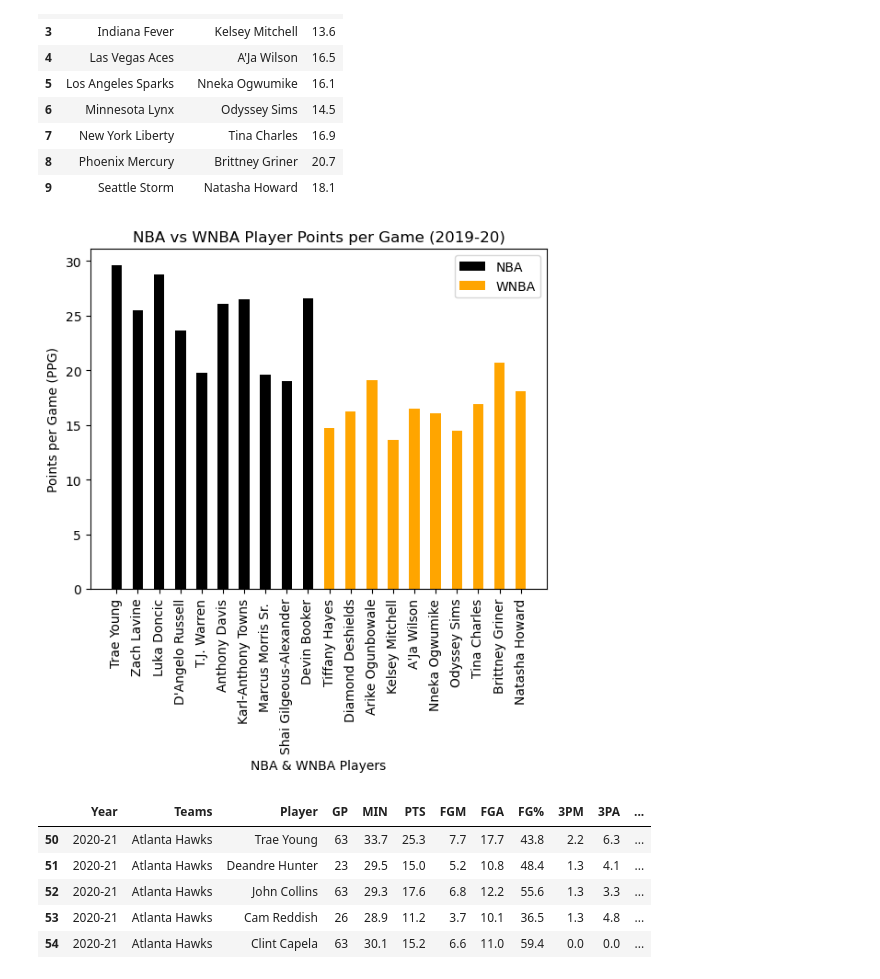
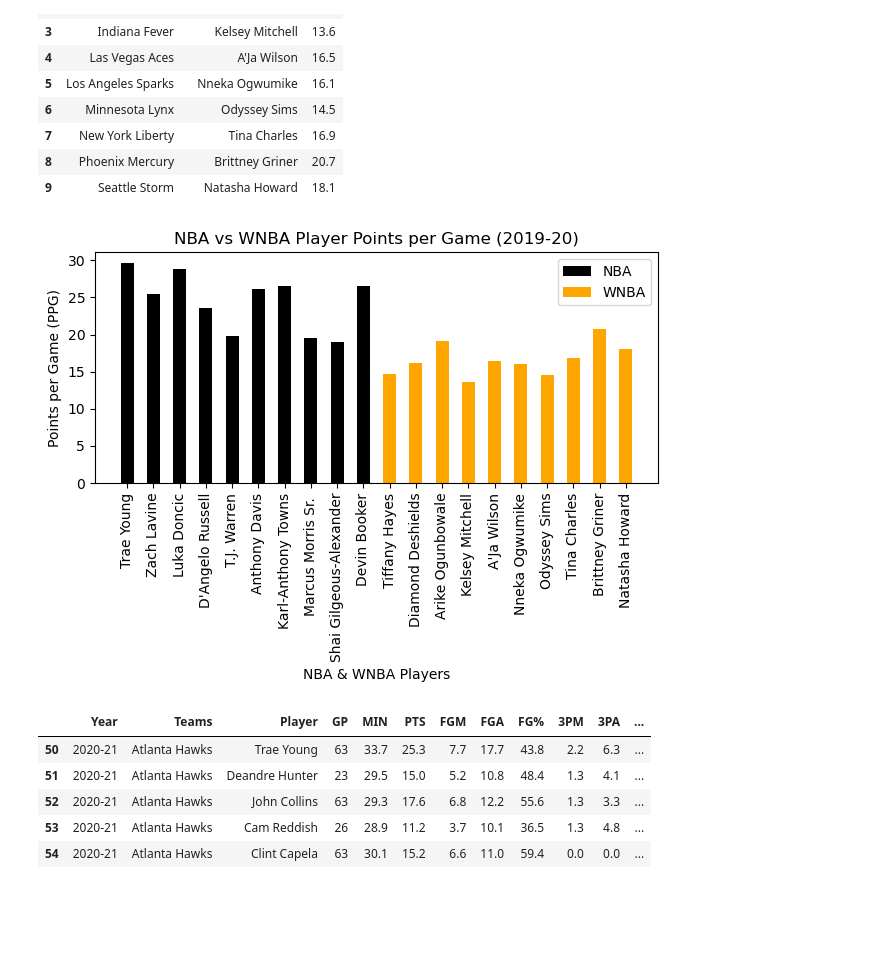
Before and after one commit to Hensonkk/NBA-VS-WNBA, a Jupyter notebook: NBA v WNBA data comparison.ipynb, the cells around one changed output. Saved outputs shown, nothing was run; the diff lists cells and outputs as text; code cells hidden in the pictures; blank space fills up the shorter version.

Commit message:
more graph manipulation, yay

```diff
--- a/NBA v WNBA data comparison.ipynb
+++ b/NBA v WNBA data comparison.ipynb
@@ -111,15 +111,16 @@ y_axis2 = wp["PTS"]
 # %%
 plt.bar(x_axis, y_axis, width = .5, label = "NBA", color = "black")
 plt.bar(x_axis2, y_axis2, width = .5, label = "WNBA", color = "orange")
 plt.xlabel("NBA & WNBA Players")
 plt.ylabel("Points per Game (PPG)")
 plt.title("NBA vs WNBA Player Points per Game (2019-20)")
 plt.xticks(rotation = "vertical")
 plt.legend()
 plt.savefig("graph_outputs/PPG19-20.png")
+plt.tight_layout()
 plt.show()
 # %% [output]
-[figure, old version]
+[figure, new version]
 # %%
 m_stats_20_21 = nba_stats[nba_stats["Year"] == "2020-21"]
 w_stats_20_21 = wnba_stats[wnba_stats["Year"] == "2020-21"]
```
Also changed, not shown: parts of 42 cells of this notebook, 5 other files.
